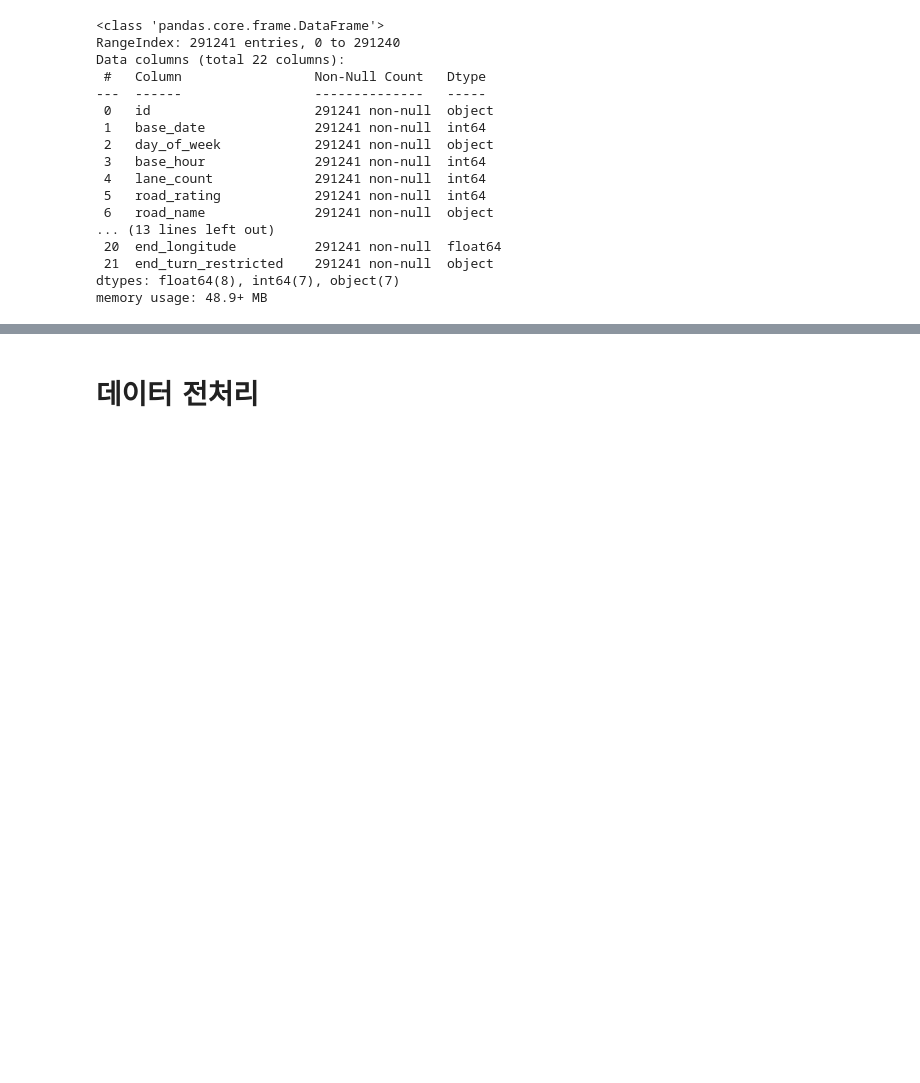
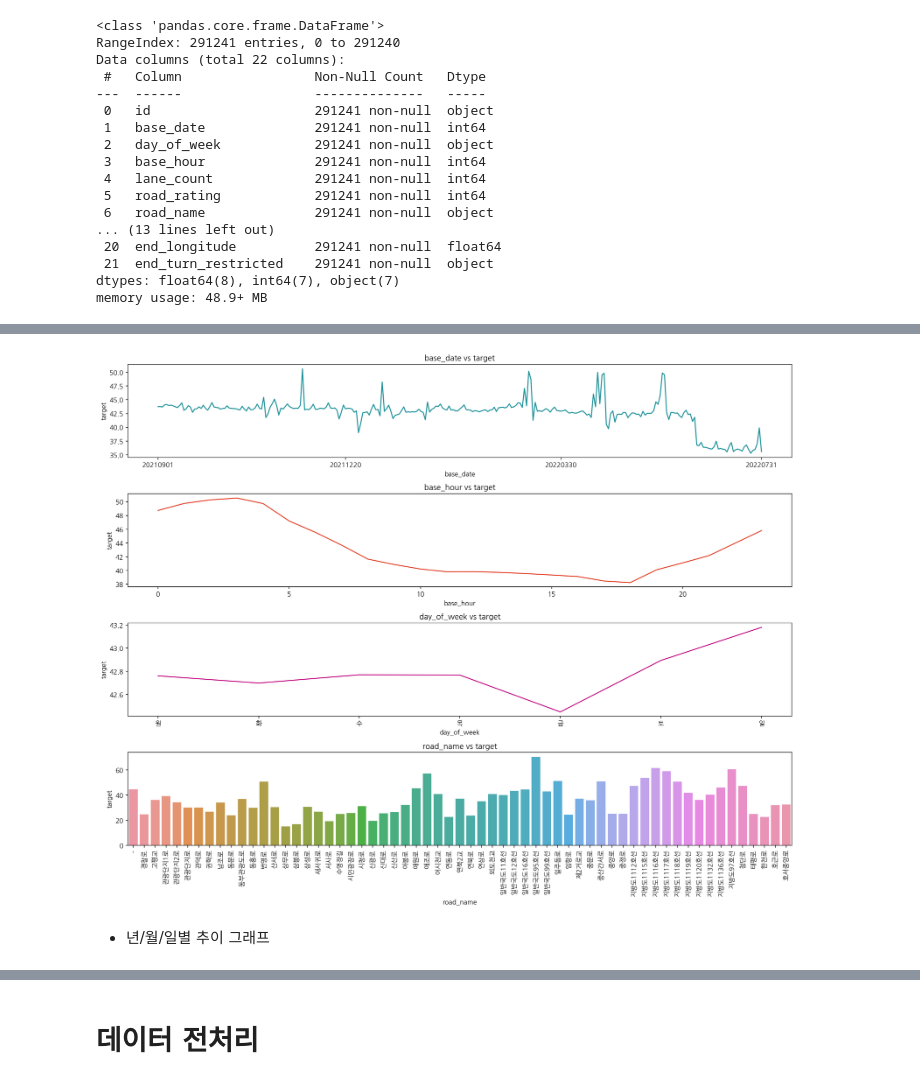
Before and after one commit to meji9086/Likelion, a Jupyter notebook: traffic_predict_in_Jeju.ipynb, the cells around one changed output, grey strips where cells are left out. Cells and saved outputs as stored; diff of their text form; code cells hidden in the pictures; blank space fills up the shorter version.

```diff
--- a/traffic_predict_in_Jeju.ipynb
+++ b/traffic_predict_in_Jeju.ipynb
@@ -133,0 +226,20 @@ memory usage: 48.9+ MB
+# %%
+# 시각화를 위한 그룹화
+train_date = train[['base_date','target']]
+train_date = train_date.groupby('base_date').mean().reset_index()
+train_date['base_date'] = train_date['base_date'].astype(str)
+
+train_time = train[['base_hour','target']]
+train_time = train_time.groupby('base_hour').mean().reset_index()
+
+train_day = train[['day_of_week','target']]
+train_day = train_day.groupby('day_of_week').mean()
+train_day = train_day.reindex(['월','화','수','목','금','토','일']).reset_index()
+
+train_name = train[['road_name','target']]
+train_name = train_name.groupby('road_name').mean().reset_index()
+
+display(train_date.head(3))
+display(train_time.head(3))
+display(train_day.head(3))
+display(train_name.head(3))
@@ -133,0 +263,18 @@ memory usage: 48.9+ MB
+# %%
+fig, axes = plt.subplots(4, figsize=(15,12))
+
+sns.lineplot(x='base_date',y='target',data=train_date,ax=axes[0],color='#1c9099').set(title='base_date vs target')
+sns.lineplot(x='base_hour',y='target',data=train_time,ax=axes[1],color='#e34a33').set(title='base_hour vs target')
+sns.lineplot(x='day_of_week',y='target',data=train_day,ax=axes[2],color='#c51b8a').set(title='day_of_week vs target')
+sns.barplot(x='road_name',y='target',data=train_name,ax=axes[3]).set(title='road_name vs target')
+
+axes[0].set_xticks(['20210901', '20211220', '20220330', '20220731'])
+
+plt.xticks(rotation=90)
+plt.tight_layout()
+
+plt.show()
+# %% [output]
+[figure, added]
+# %% [markdown]
+- 년/월/일별 추이 그래프
```
Also changed, not shown: parts of 55 cells of this notebook, 1 other file.
